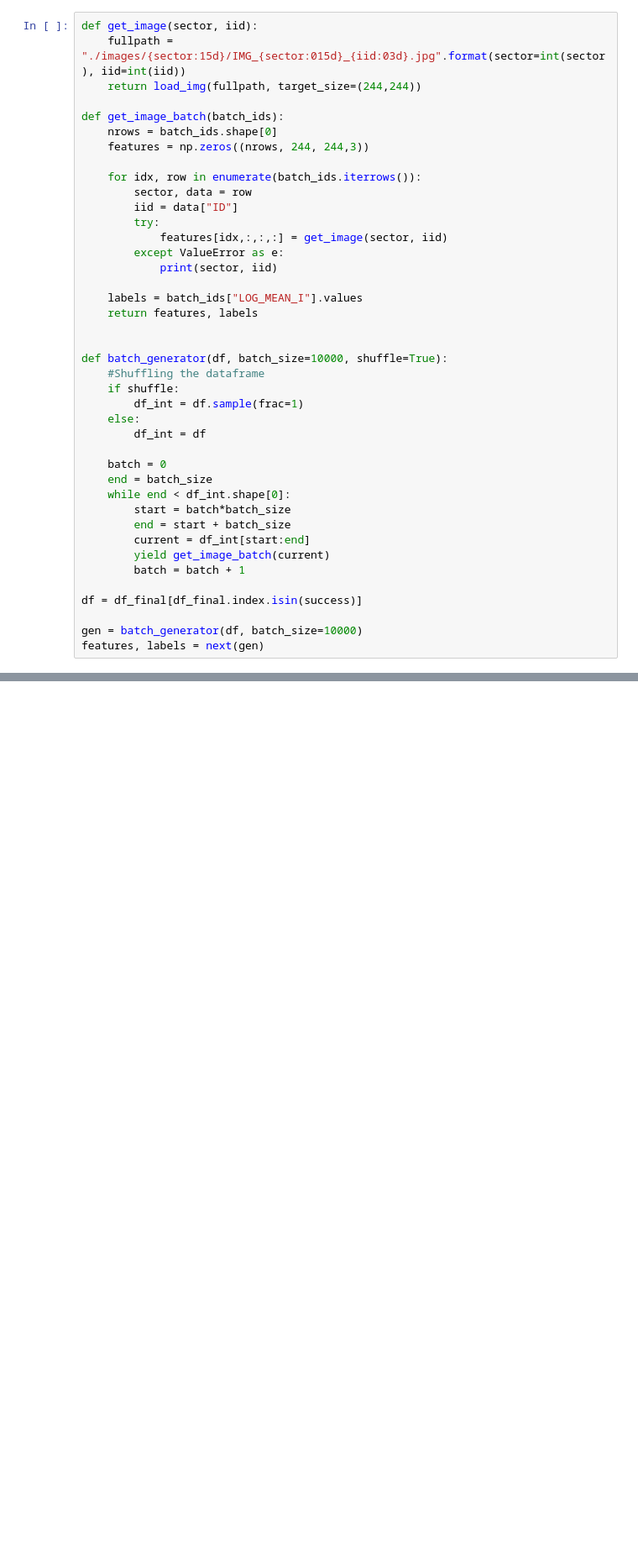
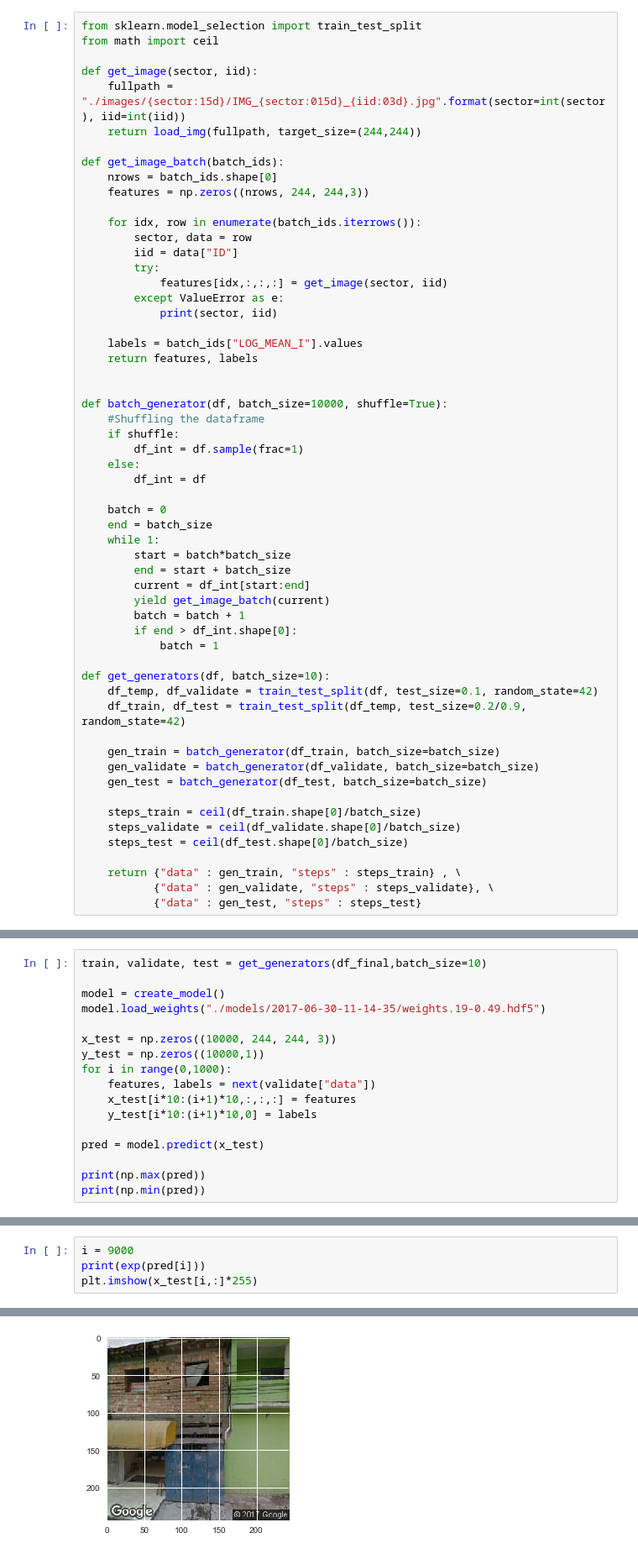
Before and after one commit to hemagso/mapping, a Jupyter notebook: model.ipynb, the cells around one changed output, grey strips where cells are left out. Shown at 84% size. Drawn from its saved outputs; the diff is of its cells as text; blank space fills up the shorter version.

Commit message:
First working model
Finished training of the first working model.

```diff
--- a/model.ipynb
+++ b/model.ipynb
@@ -53,4 +28,7 @@ len(success)
 # %%
+from sklearn.model_selection import train_test_split
+from math import ceil
+
 def get_image(sector, iid):
     fullpath = "./images/{sector:15d}/IMG_{sector:015d}_{iid:03d}.jpg".format(sector=int(sector), iid=int(iid))
     return load_img(fullpath, target_size=(244,244))
@@ -80,17 +58,30 @@ def batch_generator(df, batch_size=10000, shuffle=True):
 
     batch = 0
     end = batch_size
-    while end < df_int.shape[0]:
+    while 1:
         start = batch*batch_size
         end = start + batch_size
         current = df_int[start:end]
         yield get_image_batch(current)
         batch = batch + 1
+        if end > df_int.shape[0]:
+            batch = 1
 
-df = df_final[df_final.index.isin(success)]
+def get_generators(df, batch_size=10):
+    df_temp, df_validate = train_test_split(df, test_size=0.1, random_state=42)
+    df_train, df_test = train_test_split(df_temp, test_size=0.2/0.9, random_state=42)
 
-gen = batch_generator(df, batch_size=10000)
-features, labels = next(gen)
+    gen_train = batch_generator(df_train, batch_size=batch_size)
+    gen_validate = batch_generator(df_validate, batch_size=batch_size)
+    gen_test = batch_generator(df_test, batch_size=batch_size)
+
+    steps_train = ceil(df_train.shape[0]/batch_size)
+    steps_validate = ceil(df_validate.shape[0]/batch_size)
+    steps_test = ceil(df_test.shape[0]/batch_size)
+
+    return {"data" : gen_train, "steps" : steps_train} , \
+           {"data" : gen_validate, "steps" : steps_validate}, \
+           {"data" : gen_test, "steps" : steps_test}
 # %%
 from keras.models import Model
 from keras.layers import Convolution2D, Dense, Dropout, MaxPooling2D, Input, Flatten, ZeroPadding2D
@@ -164,0 +174,17 @@ np.min(model.predict(x_train))
+# %%
+train, validate, test = get_generators(df_final,batch_size=10)
+
+model = create_model()
+model.load_weights("./models/2017-06-30-11-14-35/weights.19-0.49.hdf5")
+
+x_test = np.zeros((10000, 244, 244, 3))
+y_test = np.zeros((10000,1))
+for i in range(0,1000):
+    features, labels = next(validate["data"])
+    x_test[i*10:(i+1)*10,:,:,:] = features
+    y_test[i*10:(i+1)*10,0] = labels
+
+pred = model.predict(x_test)
+
+print(np.max(pred))
+print(np.min(pred))
@@ -164,0 +265,5 @@ np.min(model.predict(x_train))
+# %%
+i = 9000
+print(exp(pred[i]))
+plt.imshow(x_test[i,:]*255)
+# %% [output]
@@ -164,0 +272 @@ np.min(model.predict(x_train))
+[figure, added]
```
Also changed, not shown: parts of 15 cells of this notebook, 2 other files.
